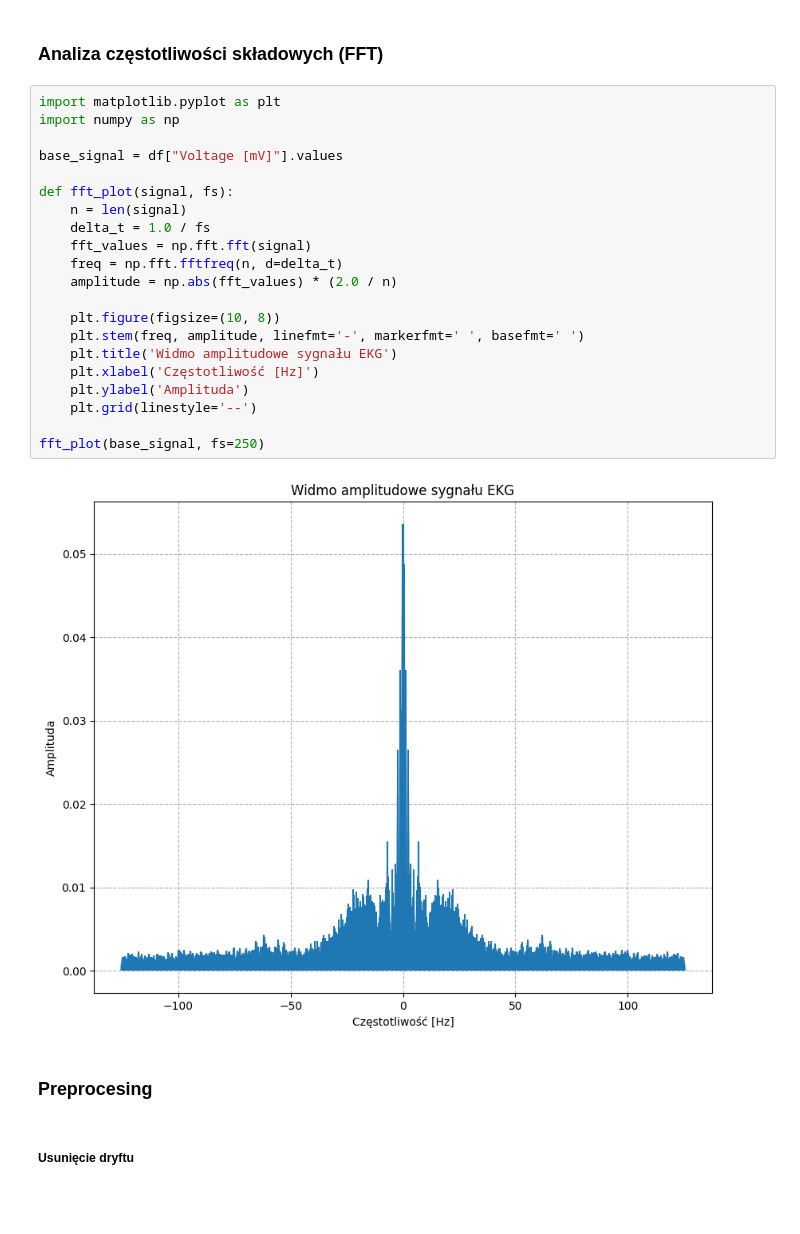
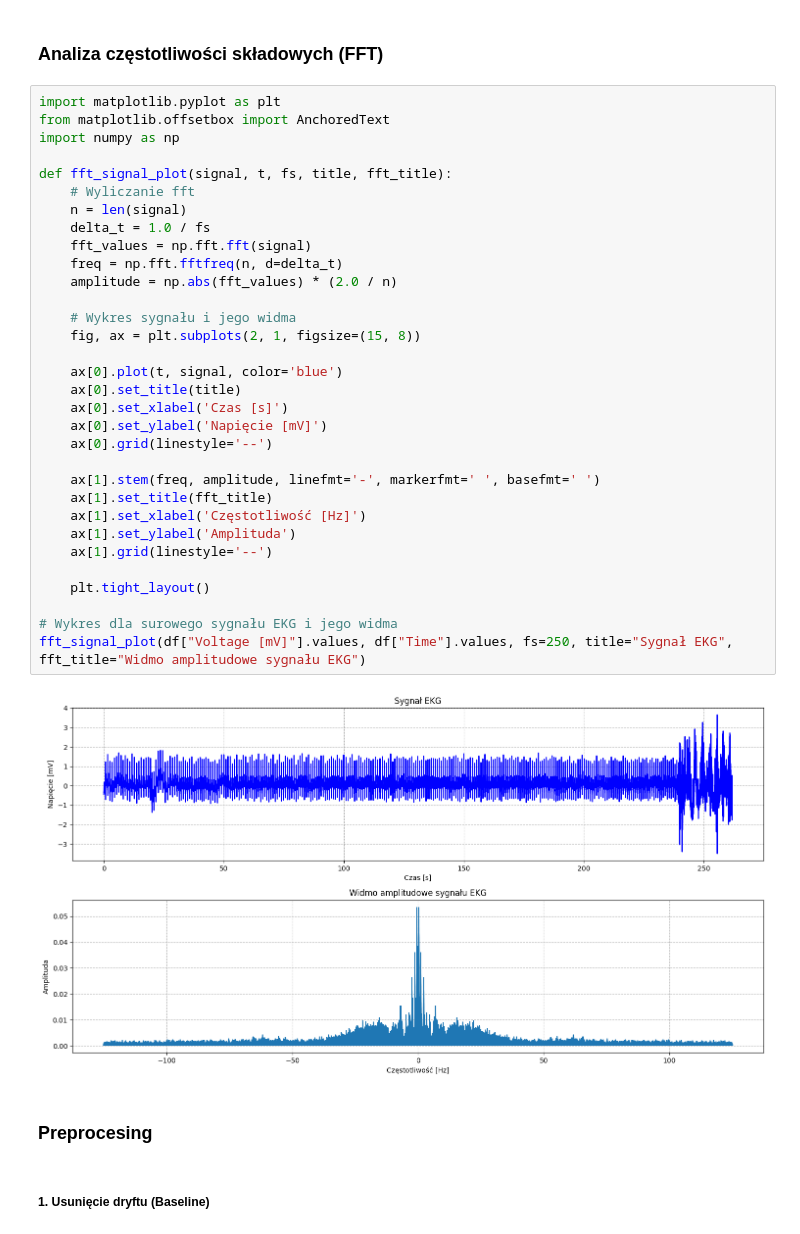
Before and after one commit to ImJaca/ECG_analysis, a Jupyter notebook: Ecg.ipynb, the cells around one changed output. Drawn from its saved outputs; the diff is of its cells as text; blank space fills up the shorter version.

Commit message:
Adding beter plots

```diff
--- a/Ecg.ipynb
+++ b/Ecg.ipynb
@@ -28,31 +31,42 @@ Częstotliwość próbkowania wynosi: 250.0 [Hz]
 ### Analiza częstotliwości składowych (FFT)
 # %%
 import matplotlib.pyplot as plt
+from matplotlib.offsetbox import AnchoredText
 import numpy as np
 
-base_signal = df["Voltage [mV]"].values
-
-def fft_plot(signal, fs):
+def fft_signal_plot(signal, t, fs, title, fft_title):
+    # Wyliczanie fft
     n = len(signal)
     delta_t = 1.0 / fs
     fft_values = np.fft.fft(signal)
     freq = np.fft.fftfreq(n, d=delta_t)
     amplitude = np.abs(fft_values) * (2.0 / n)
 
-    plt.figure(figsize=(10, 8))
-    plt.stem(freq, amplitude, linefmt='-', markerfmt=' ', basefmt=' ')
-    plt.title('Widmo amplitudowe sygnału EKG')
-    plt.xlabel('Częstotliwość [Hz]')
-    plt.ylabel('Amplituda')
-    plt.grid(linestyle='--')
+    # Wykres sygnału i jego widma
+    fig, ax = plt.subplots(2, 1, figsize=(15, 8))
 
-fft_plot(base_signal, fs=250)
+    ax[0].plot(t, signal, color='blue')
+    ax[0].set_title(title)
+    ax[0].set_xlabel('Czas [s]')
+    ax[0].set_ylabel('Napięcie [mV]')
+    ax[0].grid(linestyle='--')
+
+    ax[1].stem(freq, amplitude, linefmt='-', markerfmt=' ', basefmt=' ')
+    ax[1].set_title(fft_title)
+    ax[1].set_xlabel('Częstotliwość [Hz]')
+    ax[1].set_ylabel('Amplituda')
+    ax[1].grid(linestyle='--')
+
+    plt.tight_layout()
+
+# Wykres dla surowego sygnału EKG i jego widma
+fft_signal_plot(df["Voltage [mV]"].values, df["Time"].values, fs=250, title="Sygnał EKG", fft_title="Widmo amplitudowe sygnału EKG")
 # %% [output]
-[figure, old version]
+[figure, new version]
 # %% [markdown]
 ### Preprocesing
 # %% [markdown]
-##### Usunięcie dryftu
+##### 1. Usunięcie dryftu (Baseline)
 # %%
 from scipy import signal
 
```
Also changed, not shown: parts of 5 cells of this notebook.
